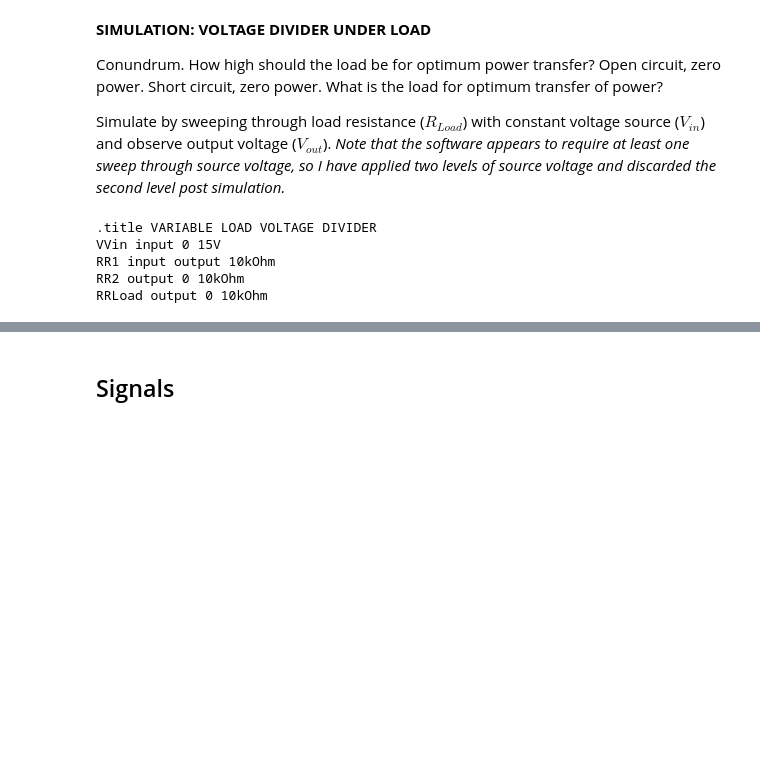
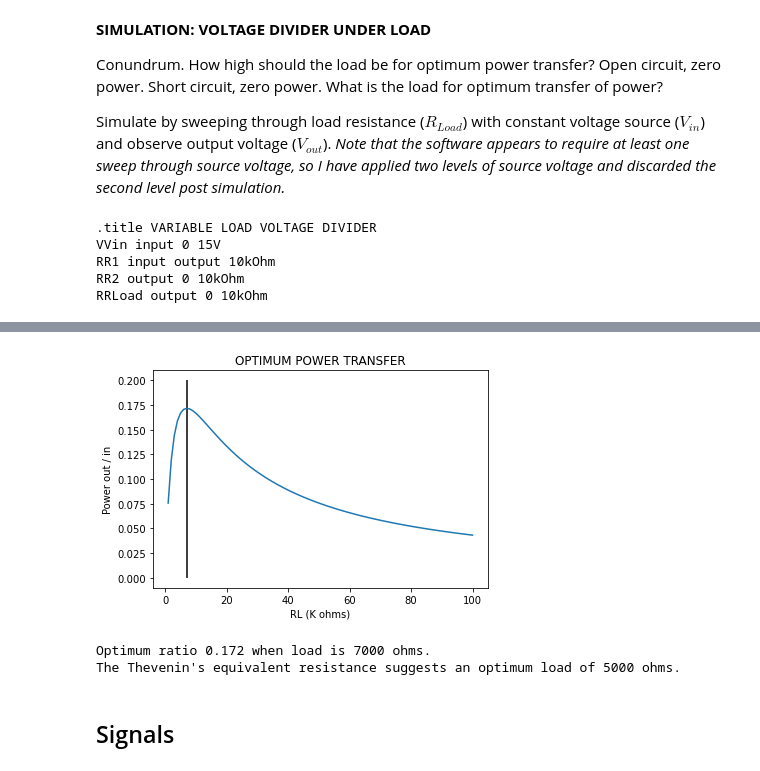
Before and after one commit to sunbee/ArtofElectronics, a Jupyter notebook: AoE_Chapter01.ipynb, the cells around one changed output, grey strips where cells are left out. Saved outputs shown, nothing was run; the diff lists cells and outputs as text; code cells hidden in the pictures; blank space fills up the shorter version.

```diff
--- a/AoE_Chapter01.ipynb
+++ b/AoE_Chapter01.ipynb
@@ -312,3 +312,52 @@ plt.show()
+# %%
+"""
+Set up the circuit
+VIN  (volts) is input voltage, e.g. 15 volts
+VOUT (volts) is output from simulation, e.g. fig. above
+RL   (ohms) is the varying load, e.g. 0 to 100,000 ohms in steps of 1000
+R1   (ohms) is the resistor, e.g. 10,000 ohms
+R2   (ohms) is the resistor in parallel with load, e.g. 10,000 ohms
+"""
+VOUT = Vout[::2]
+VIN = 15
+RL = np.linspace(start=0, stop=100000, num=101)
+R1 = 10000
+R2 = 10000
+
+"""
+Calculate the net circuit resistance with RL in parallel with R2
+and the combination in series with R1. Call it R.
+Calculate the Thevenin equivalent resistance. Call it RTH.
+The load results in max power transfer when RTH = RL. Let's check.
+"""
+R = R1 + (R2*RL/(R2 + RL))
+RTH = R2*R1/(R2+R1)
+
+"""
+Calculate power in and power out and take the ratio. Call it FAC.
+"""
+PIN = VIN**2 / R
+POUT = VOUT**2 / RL
+FAC = POUT/PIN
+FAC
+
+plt.title("OPTIMUM POWER TRANSFER")
+plt.xlabel("RL (K ohms)")
+plt.ylabel("Power out / in")
+plt.plot(FAC)
+plt.vlines(x=7, ymin=0, ymax=0.2)
+plt.show()
+
+"""
+Note the existence of condition for optimum power transfer. It should occur
+at the Thevenin's equivalent voltage and is slightly off. Investigate.
+"""
+print("Optimum ratio {:.3f} when load is {:.0f} ohms.".format(FAC[7], RL[7]))
+print("The Thevenin's equivalent resistance suggests an optimum load of {:.0f} ohms.".format(RTH))
+# %% [output]
+[figure, added]
+Optimum ratio 0.172 when load is 7000 ohms.
+The Thevenin's equivalent resistance suggests an optimum load of 5000 ohms.
 # %% [markdown]
 ## Signals
 # %% [markdown]
```
Also changed, not shown: parts of 1 cell of this notebook.
